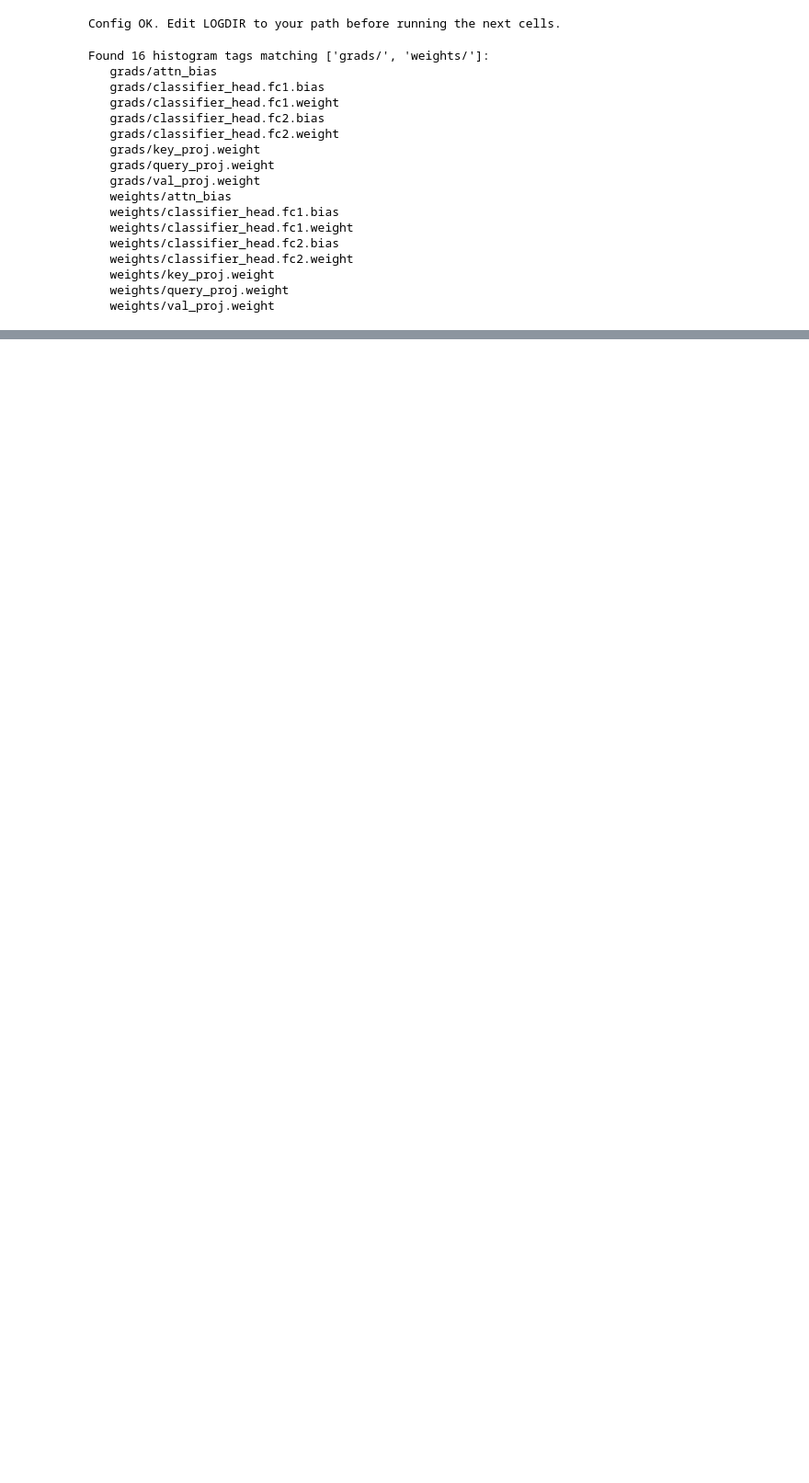
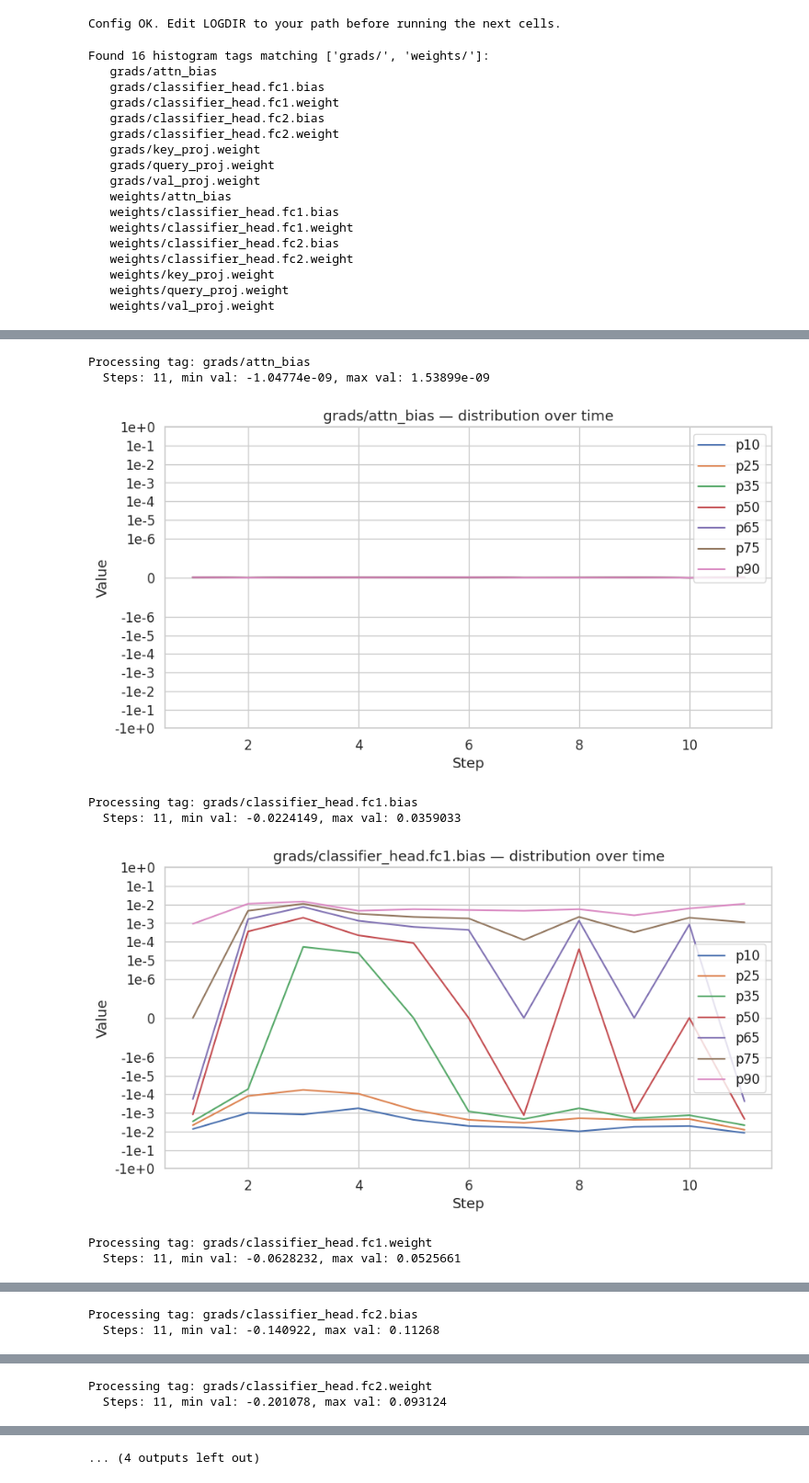
Before and after one commit to LucasVon0645/Master-Thesis--Project-ReadmitAI, a Jupyter notebook: recurrent_health_events_prediction/model_analysis/mimic/deep_learning/tensorboard_analysis.ipynb, the cells around one changed output, grey strips where cells are left out. Shown at 92% size. Saved outputs shown, nothing was run; the diff lists cells and outputs as text; code cells hidden in the pictures; blank space fills up the shorter version.

```diff
--- a/recurrent_health_events_prediction/model_analysis/mimic/deep_learning/tensorboard_analysis.ipynb
+++ b/recurrent_health_events_prediction/model_analysis/mimic/deep_learning/tensorboard_analysis.ipynb
@@ -330,0 +331,26 @@ plot_time_distributions_sns(
+# %%
+for tag in grad_tags:
+    print(f"Processing tag: {tag}")
+    series = load_hist_series(ea, tag)
+    steps, perc_dict, minv, maxv = compute_time_summary(series)
+    print(f"  Steps: {len(steps)}, min val: {min(minv):.6g}, max val: {max(maxv):.6g}")
+    fig = plot_time_distributions(
+        tag,
+        steps,
+        perc_dict,
+        min_exp=-6,
+        max_exp=0,
+        linthresh=10.0**(-7),
+        out_png=Path(OUT_DIR) / f"{tag.replace('/', '_')}_time_dist.png",
+        figsize=(10,5),
+    )
+    display(fig)
+# %% [output]
+Processing tag: grads/attn_bias
+  Steps: 11, min val: -1.04774e-09, max val: 1.53899e-09
+[figure, added]
+Processing tag: grads/classifier_head.fc1.bias
+  Steps: 11, min val: -0.0224149, max val: 0.0359033
+[figure, added]
+Processing tag: grads/classifier_head.fc1.weight
+  Steps: 11, min val: -0.0628232, max val: 0.0525661
@@ -330,0 +358,2 @@ plot_time_distributions_sns(
+Processing tag: grads/classifier_head.fc2.bias
+  Steps: 11, min val: -0.140922, max val: 0.11268
@@ -330,0 +361,2 @@ plot_time_distributions_sns(
+Processing tag: grads/classifier_head.fc2.weight
+  Steps: 11, min val: -0.201078, max val: 0.093124
@@ -330,0 +367 @@ plot_time_distributions_sns(
+... (4 outputs left out)
```
Also changed, not shown: parts of 14 cells of this notebook.
